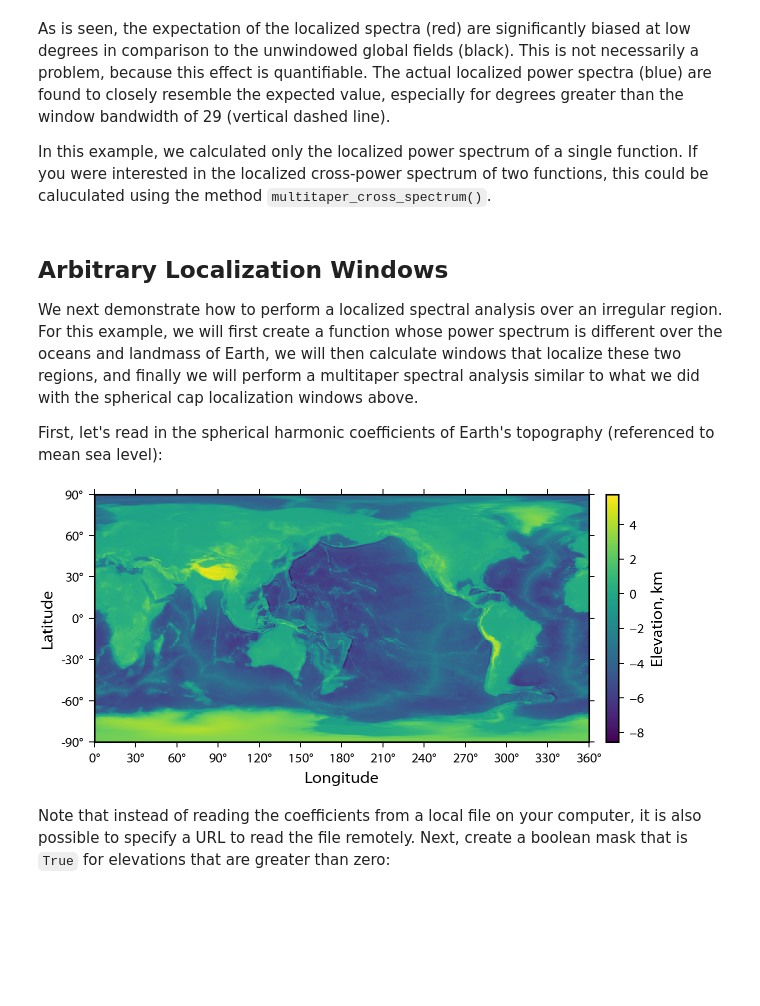
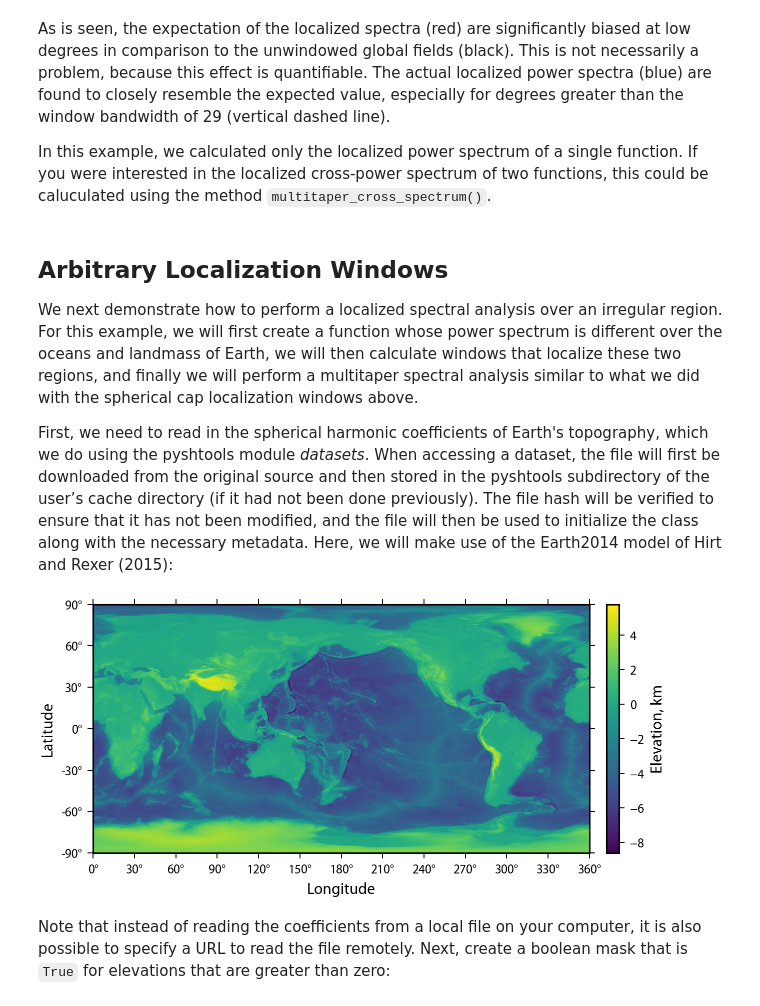
Before and after one commit to SHTOOLS/SHTOOLS, a Jupyter notebook: examples/notebooks/localized-spectral-analysis.ipynb, the cells around one changed output. Cells and saved outputs as stored; diff of their text form; code cells hidden in the pictures; blank space fills up the shorter version.

```diff
--- a/examples/notebooks/localized-spectral-analysis.ipynb
+++ b/examples/notebooks/localized-spectral-analysis.ipynb
@@ -142,13 +142,13 @@ In this example, we calculated only the localized power spectrum of a single fun
 
 We next demonstrate how to perform a localized spectral analysis over an irregular region. For this example, we will first create a function whose power spectrum is different over the oceans and landmass of Earth, we will then calculate windows that localize these two regions, and finally we will perform a multitaper spectral analysis similar to what we did with the spherical cap localization windows above.
 
-First, let's read in the spherical harmonic coefficients of Earth's topography (referenced to mean sea level):
+First, we need to read in the spherical harmonic coefficients of Earth's topography, which we do using the pyshtools module *datasets*. When accessing a dataset, the file will first be downloaded from the original source and then stored in the pyshtools subdirectory of the user’s cache directory (if it had not been done previously). The file hash will be verified to ensure that it has not been modified, and the file will then be used to initialize the class along with the necessary metadata. Here, we will make use of the Earth2014 model of Hirt and Rexer (2015):
 # %%
-topo_coeffs = pysh.SHCoeffs.from_file('../ExampleDataFiles/srtmp300.msl', lmax=300) / 1000.
+topo_coeffs = pysh.datasets.Earth.Earth2014.tbi(lmax=300) / 1000.
 topo = topo_coeffs.expand()
 fig, ax = topo.plot(colorbar='right', cb_label='Elevation, km', show=False)
 # %% [output]
-[figure, old version]
+[figure, new version]
 # %% [markdown]
 Note that instead of reading the coefficients from a local file on your computer, it is also possible to specify a URL to read the file remotely. Next, create a boolean mask that is `True` for elevations that are greater than zero:
 # %%
```
Also changed, not shown: parts of 11 cells of this notebook, 30 other files.
